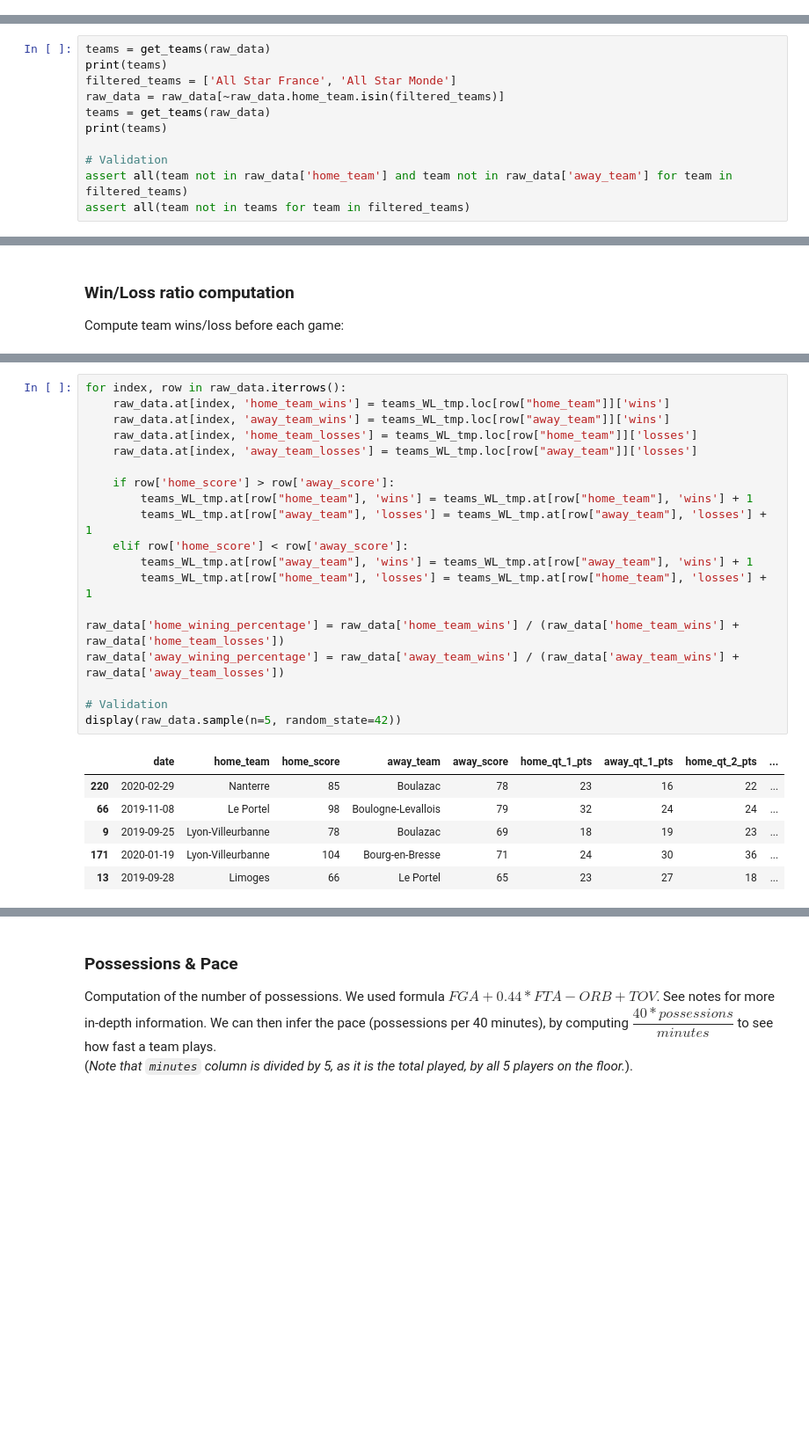
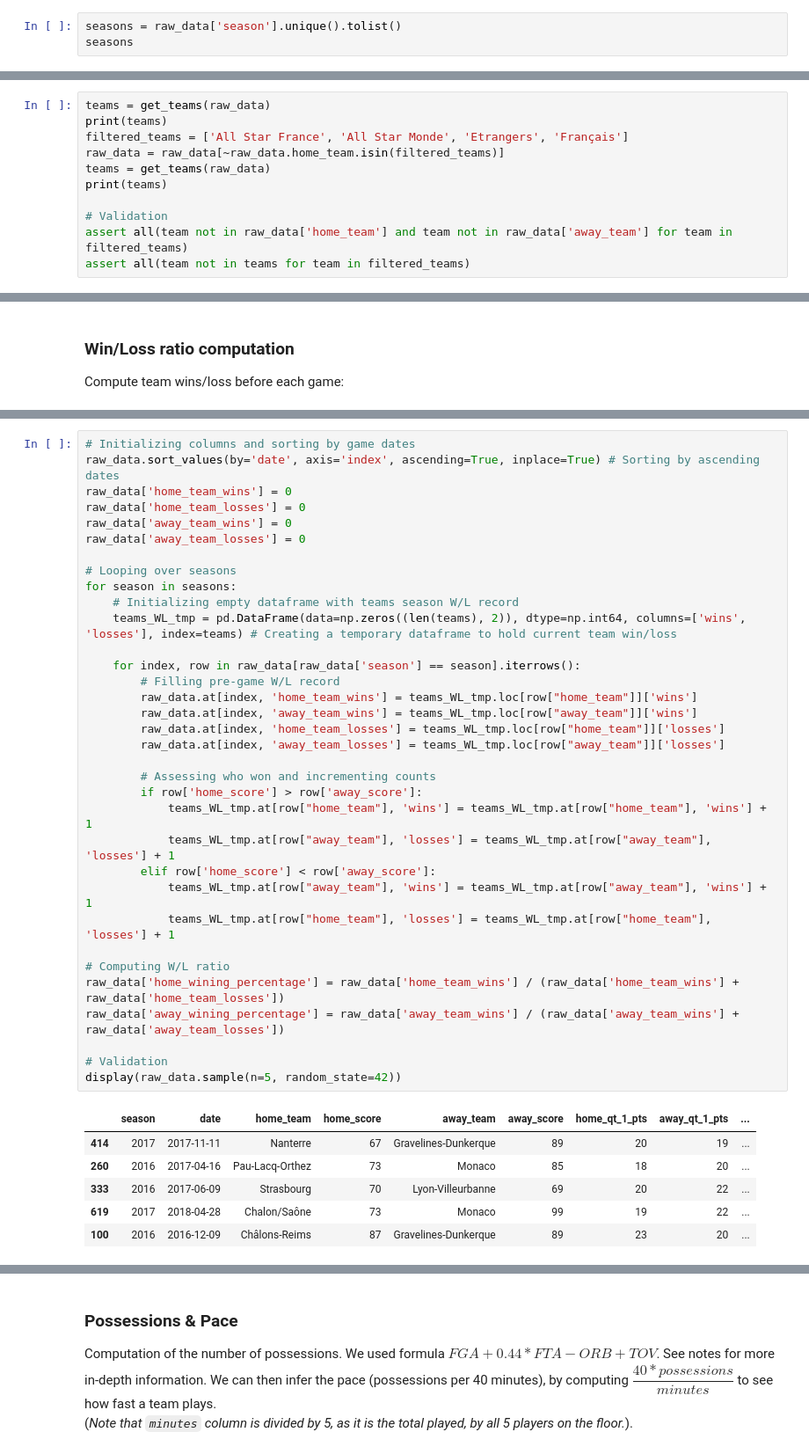
Before and after one commit to LouisAuneau/MISC-basketball-prediction, a Jupyter notebook: data_preparation.ipynb, the cells around one changed output, grey strips where cells are left out. Shown at 88% size. Drawn from its saved outputs; the diff is of its cells as text; blank space fills up the shorter version.

Commit message:
add multi-season processing in data preparation

```diff
--- a/data_preparation.ipynb
+++ b/data_preparation.ipynb
@@ -17,0 +20,3 @@ raw_data_backup = raw_data.copy()
+# %%
+seasons = raw_data['season'].unique().tolist()
+seasons
@@ -28,7 +35,7 @@ def get_teams(games_stats: pd.DataFrame) -> List[str]:
 # %%
 teams = get_teams(raw_data)
 print(teams)
-filtered_teams = ['All Star France', 'All Star Monde']
+filtered_teams = ['All Star France', 'All Star Monde', 'Etrangers', 'Français']
 raw_data = raw_data[~raw_data.home_team.isin(filtered_teams)]
 teams = get_teams(raw_data)
 print(teams)
@@ -53,26 +55,41 @@ raw_data['away_team_losses'] = 0
 # %%
-for index, row in raw_data.iterrows():
-    raw_data.at[index, 'home_team_wins'] = teams_WL_tmp.loc[row["home_team"]]['wins']
-    raw_data.at[index, 'away_team_wins'] = teams_WL_tmp.loc[row["away_team"]]['wins']
-    raw_data.at[index, 'home_team_losses'] = teams_WL_tmp.loc[row["home_team"]]['losses']
-    raw_data.at[index, 'away_team_losses'] = teams_WL_tmp.loc[row["away_team"]]['losses']
+# Initializing columns and sorting by game dates
+raw_data.sort_values(by='date', axis='index', ascending=True, inplace=True) # Sorting by ascending dates
+raw_data['home_team_wins'] = 0
+raw_data['home_team_losses'] = 0
+raw_data['away_team_wins'] = 0
+raw_data['away_team_losses'] = 0
 
-    if row['home_score'] > row['away_score']:
-        teams_WL_tmp.at[row["home_team"], 'wins'] = teams_WL_tmp.at[row["home_team"], 'wins'] + 1
-        teams_WL_tmp.at[row["away_team"], 'losses'] = teams_WL_tmp.at[row["away_team"], 'losses'] + 1
-    elif row['home_score'] < row['away_score']:
-        teams_WL_tmp.at[row["away_team"], 'wins'] = teams_WL_tmp.at[row["away_team"], 'wins'] + 1
-        teams_WL_tmp.at[row["home_team"], 'losses'] = teams_WL_tmp.at[row["home_team"], 'losses'] + 1
+# Looping over seasons
+for season in seasons:
+    # Initializing empty dataframe with teams season W/L record
+    teams_WL_tmp = pd.DataFrame(data=np.zeros((len(teams), 2)), dtype=np.int64, columns=['wins', 'losses'], index=teams) # Creating a temporary dataframe to hold current team win/loss
 
+    for index, row in raw_data[raw_data['season'] == season].iterrows():
+        # Filling pre-game W/L record
+        raw_data.at[index, 'home_team_wins'] = teams_WL_tmp.loc[row["home_team"]]['wins']
+        raw_data.at[index, 'away_team_wins'] = teams_WL_tmp.loc[row["away_team"]]['wins']
+        raw_data.at[index, 'home_team_losses'] = teams_WL_tmp.loc[row["home_team"]]['losses']
+        raw_data.at[index, 'away_team_losses'] = teams_WL_tmp.loc[row["away_team"]]['losses']
+
+        # Assessing who won and incrementing counts
+        if row['home_score'] > row['away_score']:
+            teams_WL_tmp.at[row["home_team"], 'wins'] = teams_WL_tmp.at[row["home_team"], 'wins'] + 1
+            teams_WL_tmp.at[row["away_team"], 'losses'] = teams_WL_tmp.at[row["away_team"], 'losses'] + 1
+        elif row['home_score'] < row['away_score']:
+            teams_WL_tmp.at[row["away_team"], 'wins'] = teams_WL_tmp.at[row["away_team"], 'wins'] + 1
+            teams_WL_tmp.at[row["home_team"], 'losses'] = teams_WL_tmp.at[row["home_team"], 'losses'] + 1
+
+# Computing W/L ratio
 raw_data['home_wining_percentage'] = raw_data['home_team_wins'] / (raw_data['home_team_wins'] + raw_data['home_team_losses'])
 raw_data['away_wining_percentage'] = raw_data['away_team_wins'] / (raw_data['away_team_wins'] + raw_data['away_team_losses'])
 
 # Validation
 display(raw_data.sample(n=5, random_state=42))
 # %% [output]
-|  | date | home_team | home_score | away_team | away_score | home_qt_1_pts | away_qt_1_pts | home_qt_2_pts | ... |
-| 220 | 2020-02-29 | Nanterre | 85 | Boulazac | 78 | 23 | 16 | 22 | ... |
-| 66 | 2019-11-08 | Le Portel | 98 | Boulogne-Levallois | 79 | 32 | 24 | 24 | ... |
-| 9 | 2019-09-25 | Lyon-Villeurbanne | 78 | Boulazac | 69 | 18 | 19 | 23 | ... |
-| 171 | 2020-01-19 | Lyon-Villeurbanne | 104 | Bourg-en-Bresse | 71 | 24 | 30 | 36 | ... |
-| 13 | 2019-09-28 | Limoges | 66 | Le Portel | 65 | 23 | 27 | 18 | ... |
+|  | season | date | home_team | home_score | away_team | away_score | home_qt_1_pts | away_qt_1_pts | ... |
+| 414 | 2017 | 2017-11-11 | Nanterre | 67 | Gravelines-Dunkerque | 89 | 20 | 19 | ... |
+| 260 | 2016 | 2017-04-16 | Pau-Lacq-Orthez | 73 | Monaco | 85 | 18 | 20 | ... |
+| 333 | 2016 | 2017-06-09 | Strasbourg | 70 | Lyon-Villeurbanne | 69 | 20 | 22 | ... |
+| 619 | 2017 | 2018-04-28 | Chalon/Saône | 73 | Monaco | 99 | 19 | 22 | ... |
+| 100 | 2016 | 2016-12-09 | Châlons-Reims | 87 | Gravelines-Dunkerque | 89 | 23 | 20 | ... |
```
Also changed, not shown: parts of 17 cells of this notebook.
